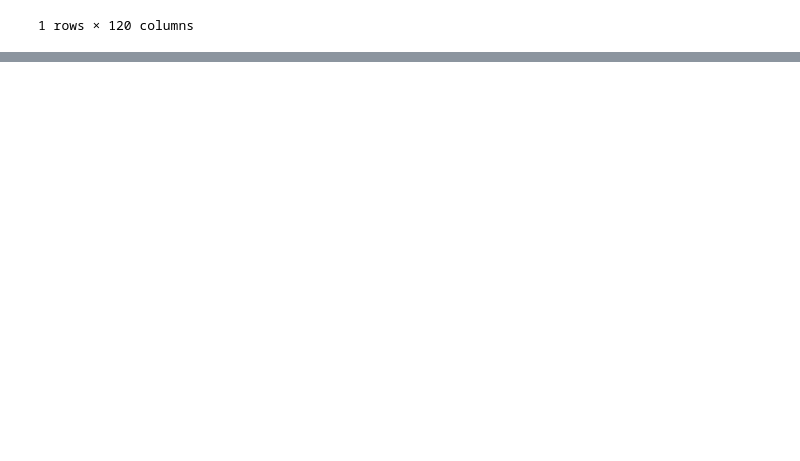
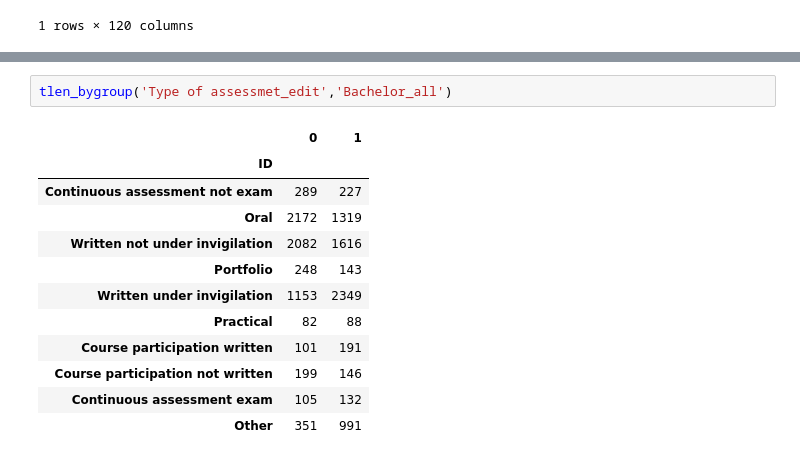
Before and after one commit to tnv875/Group18-NoTeeth, a Jupyter notebook: Exam project/Mag/Deskriptiv statistik.ipynb, the cells around one changed output, grey strips where cells are left out. Saved outputs shown, nothing was run; the diff lists cells and outputs as text; blank space fills up the shorter version.

```diff
--- a/Exam project/Mag/Deskriptiv statistik.ipynb
+++ b/Exam project/Mag/Deskriptiv statistik.ipynb
@@ -478,0 +543,15 @@ dfo[dfo['URL_E'] == 'http://karakterstatistik.stads.ku.dk/Histogram/HEEK03471E/S
+# %%
+tlen_bygroup('Type of assessmet_edit','Bachelor_all')
+# %% [output]
+|  | 0 | 1 |
+| ID |  |  |
+| Continuous assessment not exam | 289 | 227 |
+| Oral | 2172 | 1319 |
+| Written not under invigilation | 2082 | 1616 |
+| Portfolio | 248 | 143 |
+| Written under invigilation | 1153 | 2349 |
+| Practical | 82 | 88 |
+| Course participation written | 101 | 191 |
+| Course participation not written | 199 | 146 |
+| Continuous assessment exam | 105 | 132 |
+| Other | 351 | 991 |
```
Also changed, not shown: parts of 8 cells of this notebook.
